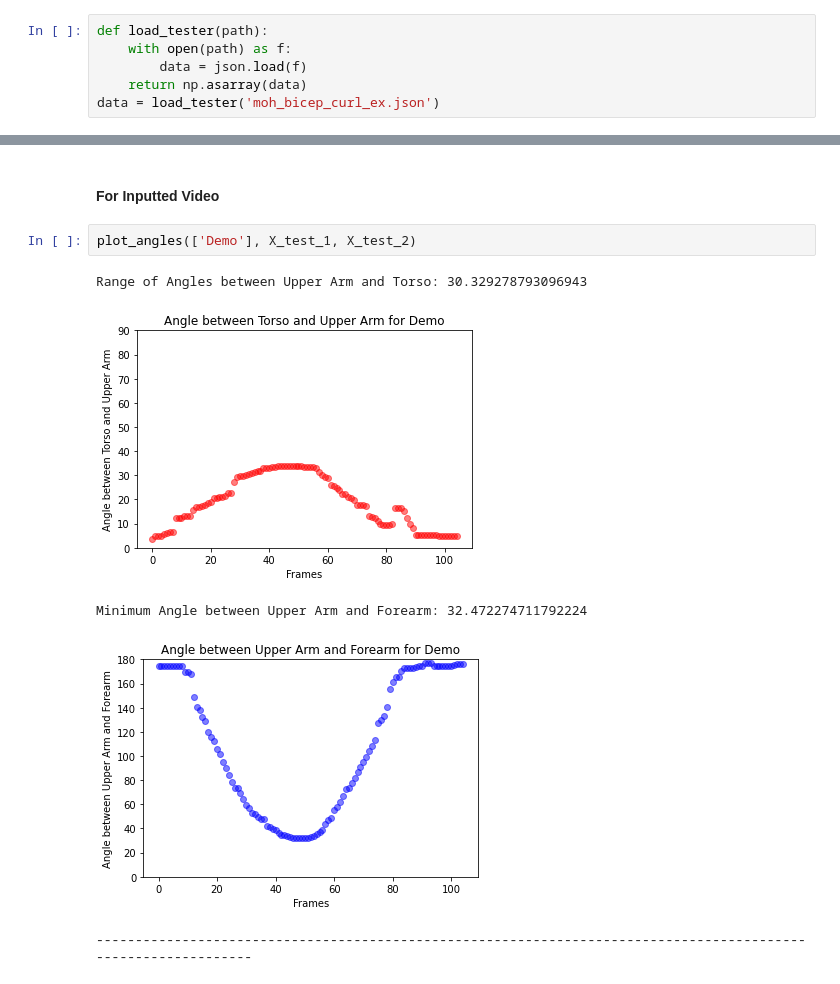
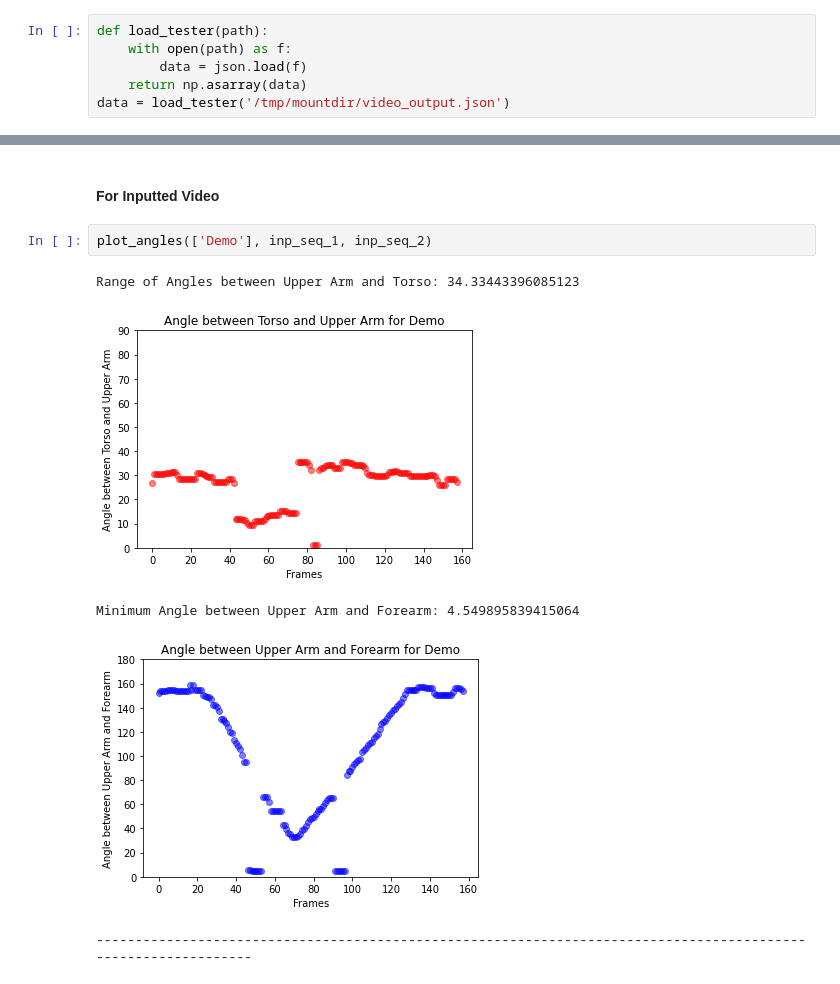
Before and after one commit to MSDS698/2021-product-analytics-group-project-group_7_swolemate, a Jupyter notebook: detectron2docker/DTW-BicepCurl_ex.ipynb, the cells around one changed output, grey strips where cells are left out. Cells and saved outputs as stored; diff of their text form.

Commit message:
bicep change

```diff
--- a/detectron2docker/DTW-BicepCurl_ex.ipynb
+++ b/detectron2docker/DTW-BicepCurl_ex.ipynb
@@ -63,7 +57,7 @@ def load_tester(path):
     with open(path) as f:
         data = json.load(f)
     return np.asarray(data)
-data = load_tester('moh_bicep_curl_ex.json')
+data = load_tester('/tmp/mountdir/video_output.json')
 # %%
 data[4]
 # %% [output]
@@ -502,10 +502,10 @@ Minimum Angle between Upper Arm and Forearm: 54.80262391551757
 # %% [markdown]
 #### For Inputted Video
 # %%
-plot_angles(['Demo'], X_test_1, X_test_2)
+plot_angles(['Demo'], inp_seq_1, inp_seq_2)
 # %% [output]
-Range of Angles between Upper Arm and Torso: 30.329278793096943
+Range of Angles between Upper Arm and Torso: 34.33443396085123
-[figure, old version]
+[figure, new version]
-Minimum Angle between Upper Arm and Forearm: 32.472274711792224
+Minimum Angle between Upper Arm and Forearm: 4.549895839415064
-[figure, old version]
+[figure, new version]
 ---------------------------------------------------------------------------------------------------------------
```
Also changed, not shown: parts of 11 cells of this notebook.
